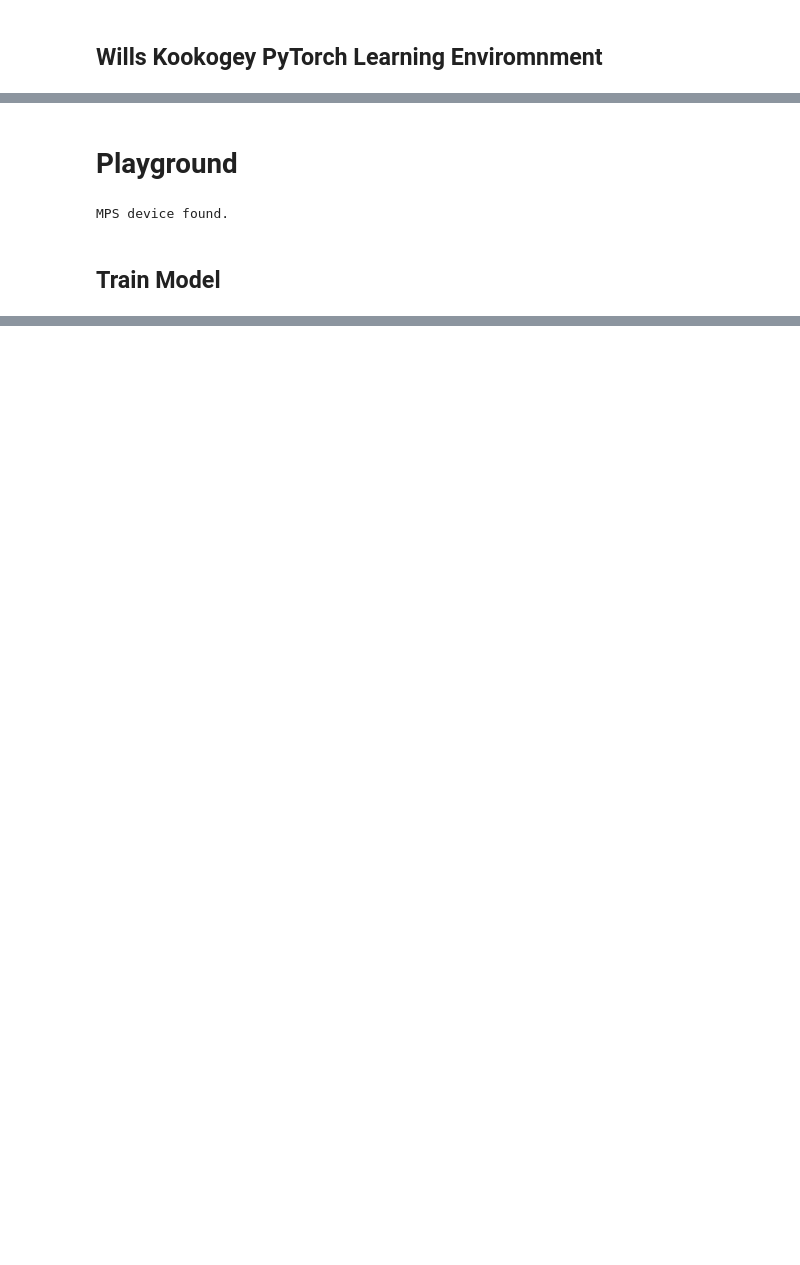
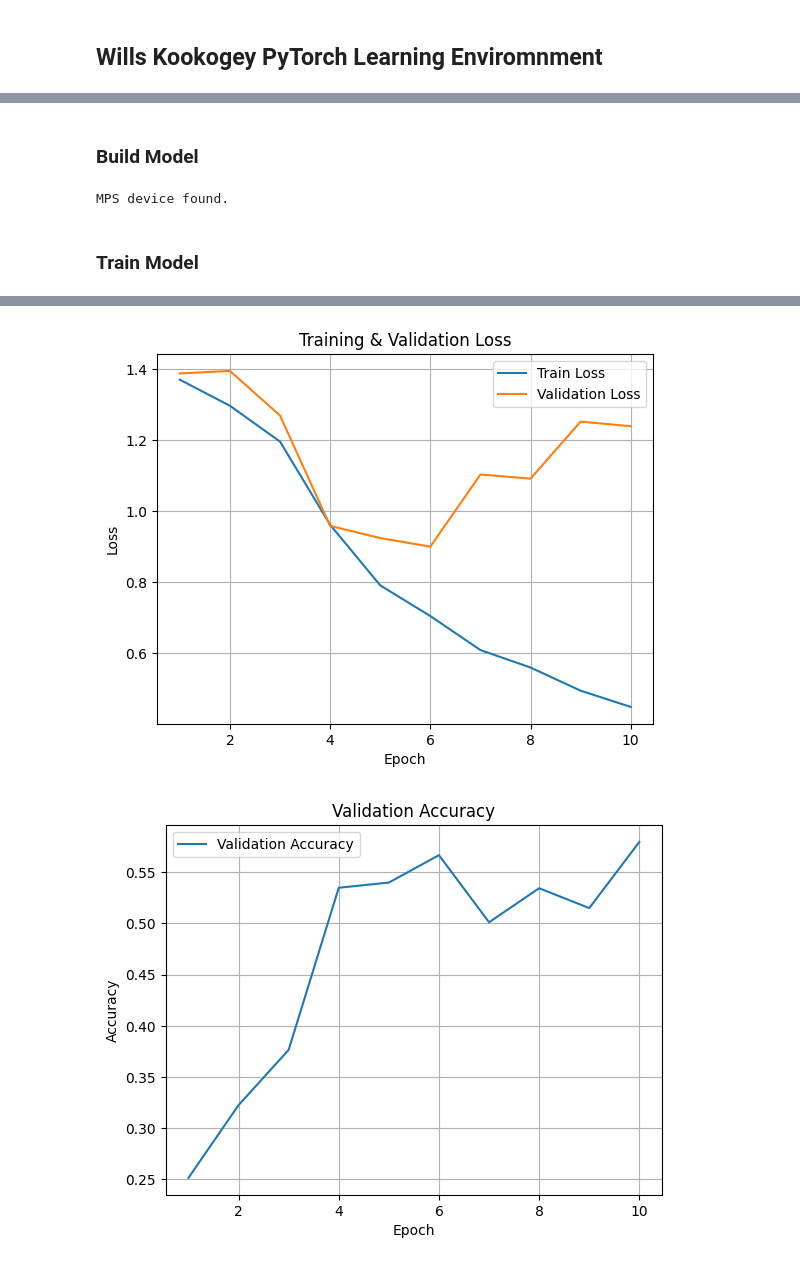
Before and after one commit to afdavisLETU/FENNEC-25_26, a Jupyter notebook: Wills_Kookogey/FID2.ipynb, the cells around one changed output, grey strips where cells are left out. Cells and saved outputs as stored; diff of their text form; code cells hidden in the pictures; blank space fills up the shorter version.

Commit message:
commit all working FID models

```diff
--- a/Wills_Kookogey/FID2.ipynb
+++ b/Wills_Kookogey/FID2.ipynb
@@ -157,11 +177,10 @@ ind_test_loader = DataLoader(ind_test_data, batch_size=test_batch_size, shuffle=
 # %% [markdown]
-# Playground
+### Build Model
 # %%
 from pathlib import Path
 import torch
 import torch.nn as nn
 from torch.optim import Adam
-import torchvision
 import torchvision.transforms  as transforms
 import matplotlib.pyplot as plt
 %matplotlib inline
@@ -174,10 +193,10 @@ else:
     print("MPS device not found. Using CPU.")
     device = torch.device("cpu") # Fallback to CPU if MPS is not available
 
-# Ben Keller 1D Model
-class ResidualGRU(nn.Module):
-    def __init__(self, input_size, hidden_size, num_layers, num_classes, dropout=0.3):
-        super(ResidualGRU, self).__init__()
+# GRU Model
+class GRU(nn.Module):
+    def __init__(self, input_size, hidden_size, num_layers, num_classes, dropout=dropout):
+        super(GRU, self).__init__()
         self.gru = nn.GRU(input_size, hidden_size, num_layers,
                           batch_first=True, dropout=dropout if num_layers > 1 else 0)
         self.fc1 = nn.Linear(hidden_size, hidden_size // 2)
@@ -192,10 +211,7 @@ class ResidualGRU(nn.Module):
         # Take only the last timestep
         out = out[:, -1, :]    # [batch, hidden]
 
-        # Residual connection (skip last layer’s features through dense layers)
-        residual = out.clone()
-
-        # Fully connected layers with dropout + residual
+        # Fully connected layers with dropout
         out = self.fc1(out)
         out = self.relu(out)
         out = self.dropout(out)
@@ -203,22 +219,32 @@ class ResidualGRU(nn.Module):
 
         return out
 
-model = ResidualGRU(input_size=input_size, hidden_size=hidden_size, num_classes=num_classes, num_layers=num_layers).to(device)
+model = GRU(input_size=input_size, hidden_size=hidden_size, num_classes=num_classes, num_layers=num_layers).to(device)
 criterion = nn.CrossEntropyLoss()
 optimizer = Adam(model.parameters(), lr=learning_rate, weight_decay=weight_decay)
 best_val_loss = float('inf')
 # %% [output]
 MPS device found.
 # %% [markdown]
-## Train Model
+### Train Model
 # %%
 # Train Loop
+
+# arrays to store training curve data
+train_losses = []
+val_losses = []
+val_accuracies = []
+
+no_improvement_epochs = 0
+
+model.train()
 
 for epoch in range(num_epochs):
     # Training
     model.train()
     running_loss = 0
     for input, output in train_loader:
+        # print(f"Input shape: {input.shape}, Output shape: {output.shape}")
         input, output = input.to(device), output.to(device)
         optimizer.zero_grad()
         model_outputs = model(input)
@@ -245,11 +271,47 @@ for epoch in range(num_epochs):
 
     print(f"Epoch {epoch+1}/{num_epochs}, Train Loss: {epoch_loss:.4f}, Val Loss: {val_loss:.4f}, Val Acc: {val_acc:.4f}")
 
+    # save each epoch's perormance
+    train_losses.append(epoch_loss)
+    val_losses.append(val_loss)
+    val_accuracies.append(val_acc)
+
+
 
     if val_loss < best_val_loss:
         best_val_loss = val_loss
         torch.save(model.state_dict(), model_save_path)
         print(f"✅ Saved best model at epoch {epoch+1}")
+        # no_improvement_epochs = 0 reset counter if model improves
+
+    else:
+        no_improvement_epochs += 1
+        if no_improvement_epochs >= patience:
+            print("⏰ Early stopping")
+            break
 
 print("Training complete!")
+
+epochs = range(1, len(train_losses) + 1)
+
+# plot training and validation loss curves
+
+plt.figure()
+plt.plot(epochs, train_losses, label="Train Loss")
+plt.plot(epochs, val_losses, label="Validation Loss")
+plt.xlabel("Epoch")
+plt.ylabel("Loss")
+plt.title("Training & Validation Loss")
+plt.legend()
+plt.grid(True)
+plt.show()
+
+plt.figure()
+plt.plot(epochs, val_accuracies, label="Validation Accuracy")
+plt.xlabel("Epoch")
+plt.ylabel("Accuracy")
+plt.title("Validation Accuracy")
+plt.legend()
+plt.grid(True)
+plt.show()
 # %% [output]
@@ -272 +334,3 @@ Epoch 100/100, Train Loss: 0.0242, Val Loss: 0.0941, Val Acc: 0.9729
 Training complete!
+[figure, added]
+[figure, added]
```
Also changed, not shown: parts of 16 cells of this notebook, 35 other files.
